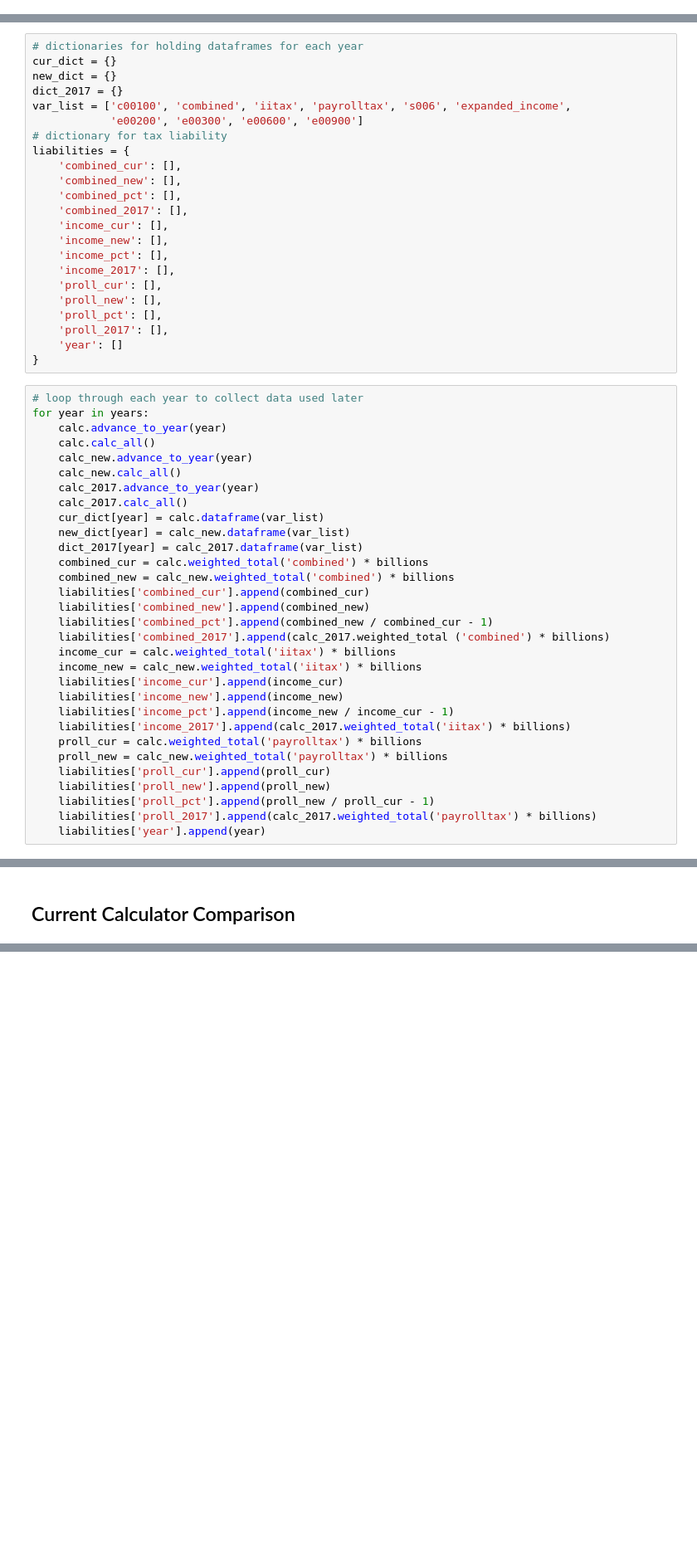
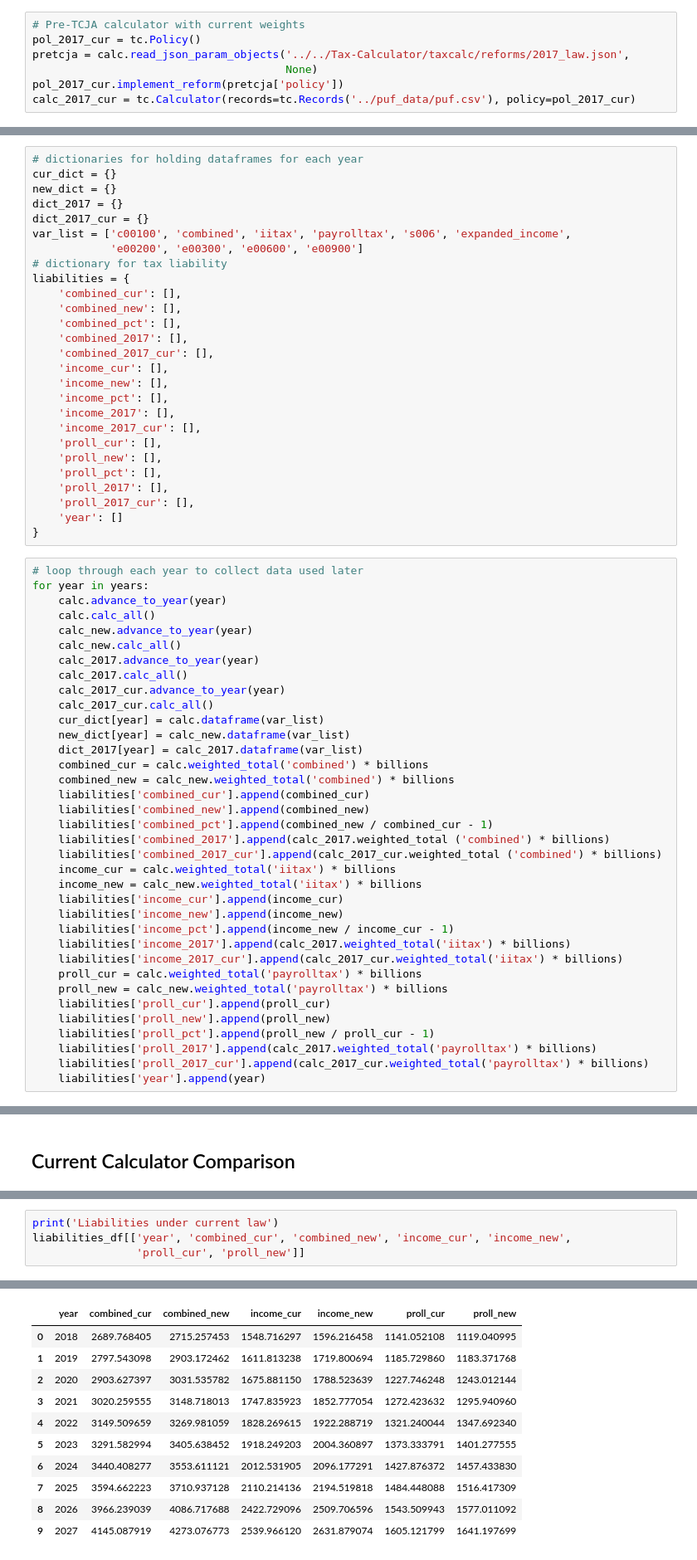
Before and after one commit to andersonfrailey/Notebook-Uploads, a Jupyter notebook: april2018cboupdate.ipynb, the cells around one changed output, grey strips where cells are left out. Shown at 83% size. Saved outputs shown, nothing was run; the diff lists cells and outputs as text; blank space fills up the shorter version.

```diff
--- a/april2018cboupdate.ipynb
+++ b/april2018cboupdate.ipynb
@@ -34,3 +34,10 @@ calc_new = tc.Calculator(records=rec, policy=pol)
 # %% [output]
 You loaded data for 2011.
 Tax-Calculator startup automatically extrapolated your data to 2013.
+# %%
+# Pre-TCJA calculator with current weights
+pol_2017_cur = tc.Policy()
+pretcja = calc.read_json_param_objects('../../Tax-Calculator/taxcalc/reforms/2017_law.json',
+                                       None)
+pol_2017_cur.implement_reform(pretcja['policy'])
+calc_2017_cur = tc.Calculator(records=tc.Records('../puf_data/puf.csv'), policy=pol_2017_cur)
@@ -54,6 +62,7 @@ Tax-Calculator startup automatically extrapolated your data to 2013.
 cur_dict = {}
 new_dict = {}
 dict_2017 = {}
+dict_2017_cur = {}
 var_list = ['c00100', 'combined', 'iitax', 'payrolltax', 's006', 'expanded_income',
             'e00200', 'e00300', 'e00600', 'e00900']
 # dictionary for tax liability
@@ -62,14 +71,17 @@ liabilities = {
     'combined_new': [],
     'combined_pct': [],
     'combined_2017': [],
+    'combined_2017_cur': [],
     'income_cur': [],
     'income_new': [],
     'income_pct': [],
     'income_2017': [],
+    'income_2017_cur': [],
     'proll_cur': [],
     'proll_new': [],
     'proll_pct': [],
     'proll_2017': [],
+    'proll_2017_cur': [],
     'year': []
 }
 # %%
@@ -81,6 +93,8 @@ for year in years:
     calc_new.calc_all()
     calc_2017.advance_to_year(year)
     calc_2017.calc_all()
+    calc_2017_cur.advance_to_year(year)
+    calc_2017_cur.calc_all()
     cur_dict[year] = calc.dataframe(var_list)
     new_dict[year] = calc_new.dataframe(var_list)
     dict_2017[year] = calc_2017.dataframe(var_list)
@@ -90,18 +104,21 @@ for year in years:
     liabilities['combined_new'].append(combined_new)
     liabilities['combined_pct'].append(combined_new / combined_cur - 1)
     liabilities['combined_2017'].append(calc_2017.weighted_total ('combined') * billions)
+    liabilities['combined_2017_cur'].append(calc_2017_cur.weighted_total ('combined') * billions)
     income_cur = calc.weighted_total('iitax') * billions
     income_new = calc_new.weighted_total('iitax') * billions
     liabilities['income_cur'].append(income_cur)
     liabilities['income_new'].append(income_new)
     liabilities['income_pct'].append(income_new / income_cur - 1)
     liabilities['income_2017'].append(calc_2017.weighted_total('iitax') * billions)
+    liabilities['income_2017_cur'].append(calc_2017_cur.weighted_total('iitax') * billions)
     proll_cur = calc.weighted_total('payrolltax') * billions
     proll_new = calc_new.weighted_total('payrolltax') * billions
     liabilities['proll_cur'].append(proll_cur)
     liabilities['proll_new'].append(proll_new)
     liabilities['proll_pct'].append(proll_new / proll_cur - 1)
     liabilities['proll_2017'].append(calc_2017.weighted_total('payrolltax') * billions)
+    liabilities['proll_2017_cur'].append(calc_2017_cur.weighted_total('payrolltax') * billions)
     liabilities['year'].append(year)
 # %%
 liabilities_cds = ColumnDataSource(liabilities)
@@ -168,0 +186,5 @@ liabilities_df
+# %%
+print('Liabilities under current law')
+liabilities_df[['year', 'combined_cur', 'combined_new', 'income_cur', 'income_new',
+                'proll_cur', 'proll_new']]
+# %% [output]
@@ -168,0 +192,11 @@ liabilities_df
+|  | year | combined_cur | combined_new | income_cur | income_new | proll_cur | proll_new |
+| 0 | 2018 | 2689.768405 | 2715.257453 | 1548.716297 | 1596.216458 | 1141.052108 | 1119.040995 |
+| 1 | 2019 | 2797.543098 | 2903.172462 | 1611.813238 | 1719.800694 | 1185.729860 | 1183.371768 |
+| 2 | 2020 | 2903.627397 | 3031.535782 | 1675.881150 | 1788.523639 | 1227.746248 | 1243.012144 |
+| 3 | 2021 | 3020.259555 | 3148.718013 | 1747.835923 | 1852.777054 | 1272.423632 | 1295.940960 |
+| 4 | 2022 | 3149.509659 | 3269.981059 | 1828.269615 | 1922.288719 | 1321.240044 | 1347.692340 |
+| 5 | 2023 | 3291.582994 | 3405.638452 | 1918.249203 | 2004.360897 | 1373.333791 | 1401.277555 |
+| 6 | 2024 | 3440.408277 | 3553.611121 | 2012.531905 | 2096.177291 | 1427.876372 | 1457.433830 |
+| 7 | 2025 | 3594.662223 | 3710.937128 | 2110.214136 | 2194.519818 | 1484.448088 | 1516.417309 |
+| 8 | 2026 | 3966.239039 | 4086.717688 | 2422.729096 | 2509.706596 | 1543.509943 | 1577.011092 |
+| 9 | 2027 | 4145.087919 | 4273.076773 | 2539.966120 | 2631.879074 | 1605.121799 | 1641.197699 |
```
Also changed, not shown: parts of 7 cells of this notebook.
